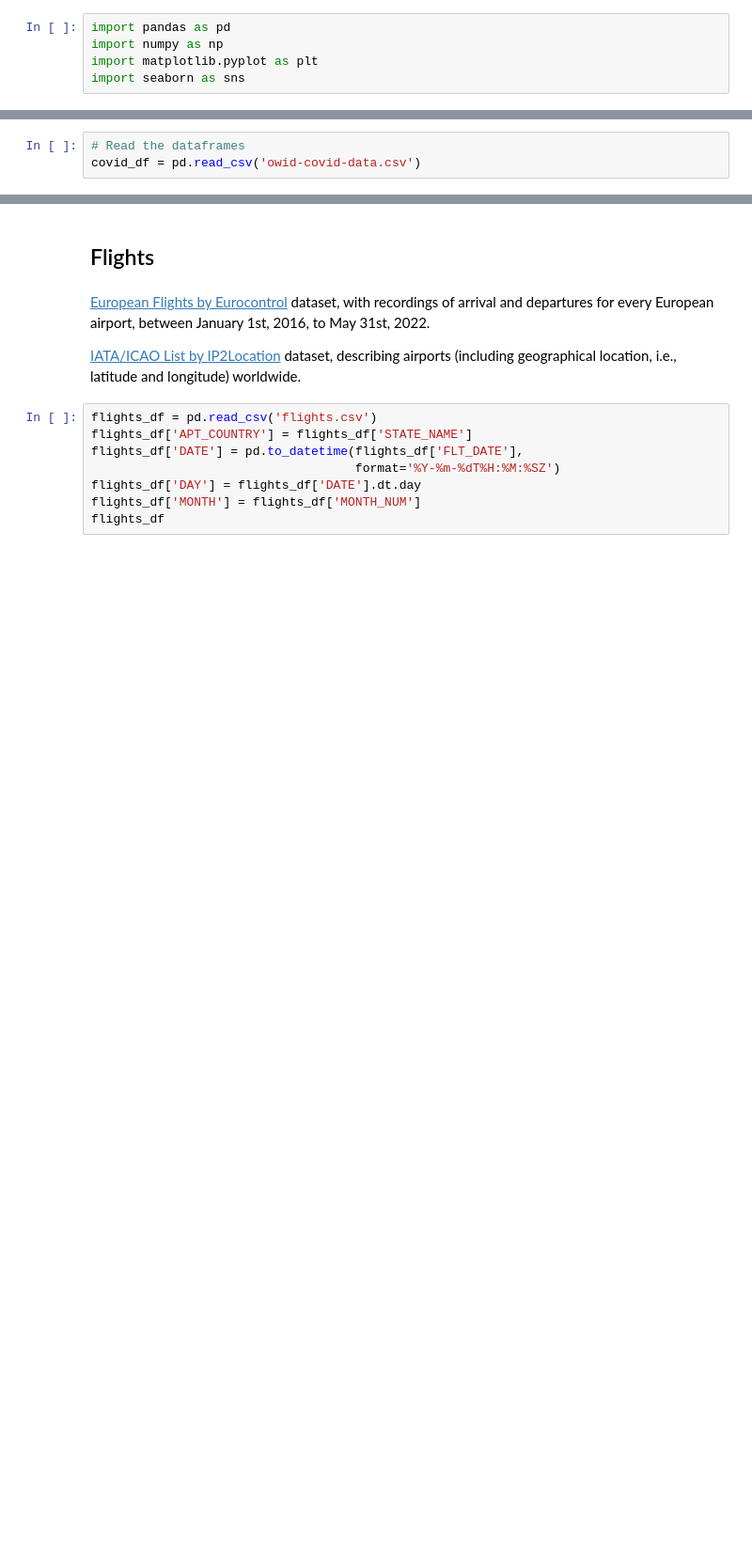
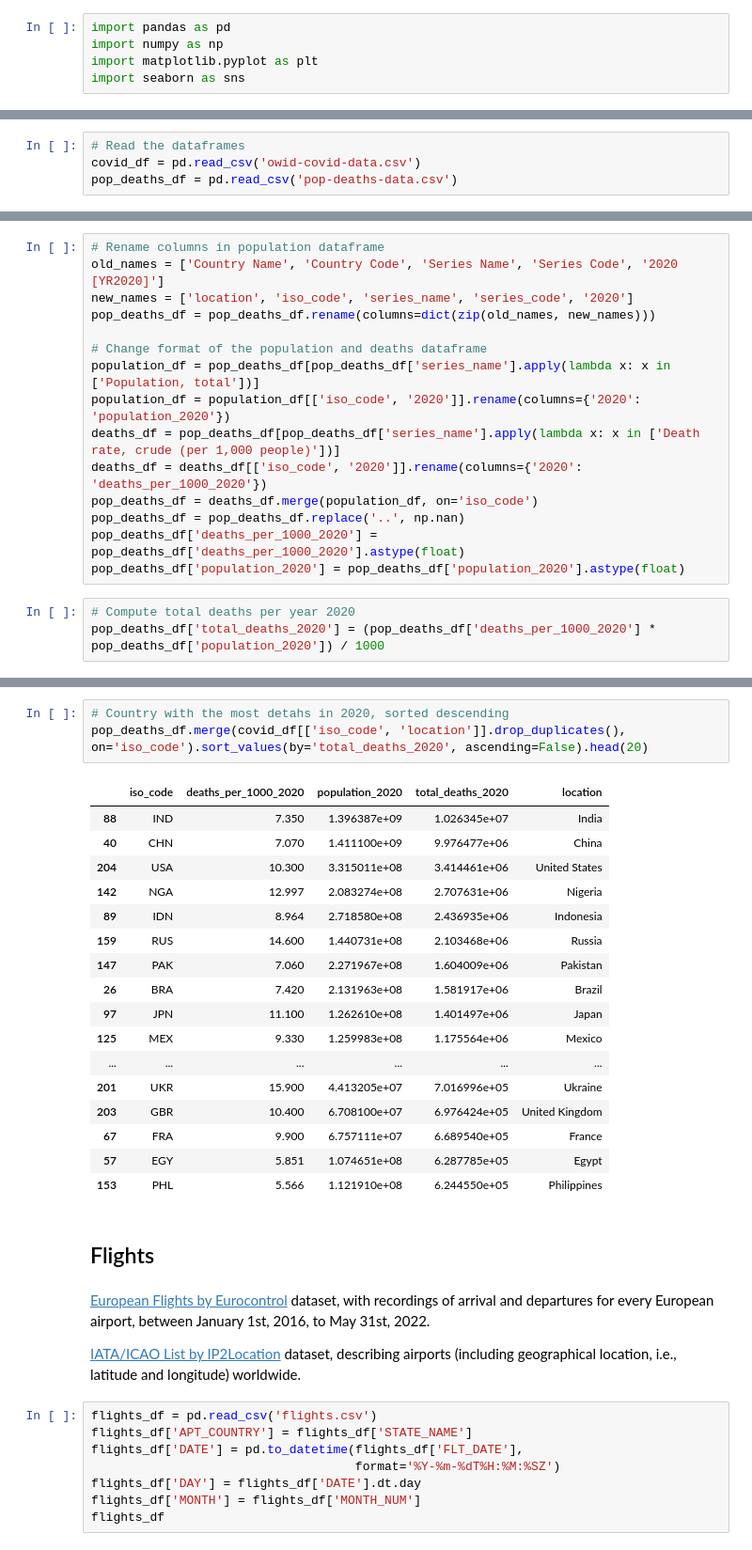
Before and after one commit to MihaiDavid05/COVID-Impact-Visualizer, a Jupyter notebook: data/exploratory_data_analysis.ipynb, the cells around one changed output, grey strips where cells are left out. Shown: that part at 94% size. Saved outputs shown, nothing was run; the diff lists cells and outputs as text; blank space fills up the shorter version.

```diff
--- a/data/exploratory_data_analysis.ipynb
+++ b/data/exploratory_data_analysis.ipynb
@@ -60,3 +22,4 @@ for i, data in flags.iterrows():
 # %%
 # Read the dataframes
 covid_df = pd.read_csv('owid-covid-data.csv')
+pop_deaths_df = pd.read_csv('pop-deaths-data.csv')
@@ -252,0 +60,18 @@ with open('ne_110m_admin_0_countries_covid_cases.geojson', 'w') as f:
+# %%
+# Rename columns in population dataframe
+old_names = ['Country Name', 'Country Code', 'Series Name', 'Series Code', '2020 [YR2020]']
+new_names = ['location', 'iso_code', 'series_name', 'series_code', '2020']
+pop_deaths_df = pop_deaths_df.rename(columns=dict(zip(old_names, new_names)))
+
+# Change format of the population and deaths dataframe
+population_df = pop_deaths_df[pop_deaths_df['series_name'].apply(lambda x: x in ['Population, total'])]
+population_df = population_df[['iso_code', '2020']].rename(columns={'2020': 'population_2020'})
+deaths_df = pop_deaths_df[pop_deaths_df['series_name'].apply(lambda x: x in ['Death rate, crude (per 1,000 people)'])]
+deaths_df = deaths_df[['iso_code', '2020']].rename(columns={'2020': 'deaths_per_1000_2020'})
+pop_deaths_df = deaths_df.merge(population_df, on='iso_code')
+pop_deaths_df = pop_deaths_df.replace('..', np.nan)
+pop_deaths_df['deaths_per_1000_2020'] = pop_deaths_df['deaths_per_1000_2020'].astype(float)
+pop_deaths_df['population_2020'] = pop_deaths_df['population_2020'].astype(float)
+# %%
+# Compute total deaths per year 2020
+pop_deaths_df['total_deaths_2020'] = (pop_deaths_df['deaths_per_1000_2020'] * pop_deaths_df['population_2020']) / 1000
@@ -253,3 +103,24 @@ with open('ne_110m_admin_0_countries_covid_cases.geojson', 'w') as f:
+# %%
+# Country with the most detahs in 2020, sorted descending
+pop_deaths_df.merge(covid_df[['iso_code', 'location']].drop_duplicates(), on='iso_code').sort_values(by='total_deaths_2020', ascending=False).head(20)
+# %% [output]
+|  | iso_code | deaths_per_1000_2020 | population_2020 | total_deaths_2020 | location |
+| 88 | IND | 7.350 | 1.396387e+09 | 1.026345e+07 | India |
+| 40 | CHN | 7.070 | 1.411100e+09 | 9.976477e+06 | China |
+| 204 | USA | 10.300 | 3.315011e+08 | 3.414461e+06 | United States |
+| 142 | NGA | 12.997 | 2.083274e+08 | 2.707631e+06 | Nigeria |
+| 89 | IDN | 8.964 | 2.718580e+08 | 2.436935e+06 | Indonesia |
+| 159 | RUS | 14.600 | 1.440731e+08 | 2.103468e+06 | Russia |
+| 147 | PAK | 7.060 | 2.271967e+08 | 1.604009e+06 | Pakistan |
+| 26 | BRA | 7.420 | 2.131963e+08 | 1.581917e+06 | Brazil |
+| 97 | JPN | 11.100 | 1.262610e+08 | 1.401497e+06 | Japan |
+| 125 | MEX | 9.330 | 1.259983e+08 | 1.175564e+06 | Mexico |
+| ... | ... | ... | ... | ... | ... |
+| 201 | UKR | 15.900 | 4.413205e+07 | 7.016996e+05 | Ukraine |
+| 203 | GBR | 10.400 | 6.708100e+07 | 6.976424e+05 | United Kingdom |
+| 67 | FRA | 9.900 | 6.757111e+07 | 6.689540e+05 | France |
+| 57 | EGY | 5.851 | 1.074651e+08 | 6.287785e+05 | Egypt |
+| 153 | PHL | 5.566 | 1.121910e+08 | 6.244550e+05 | Philippines |
 # %% [markdown]
 ## Flights
 # %% [markdown]
```
Also changed, not shown: parts of 35 cells of this notebook, 3 other files.
